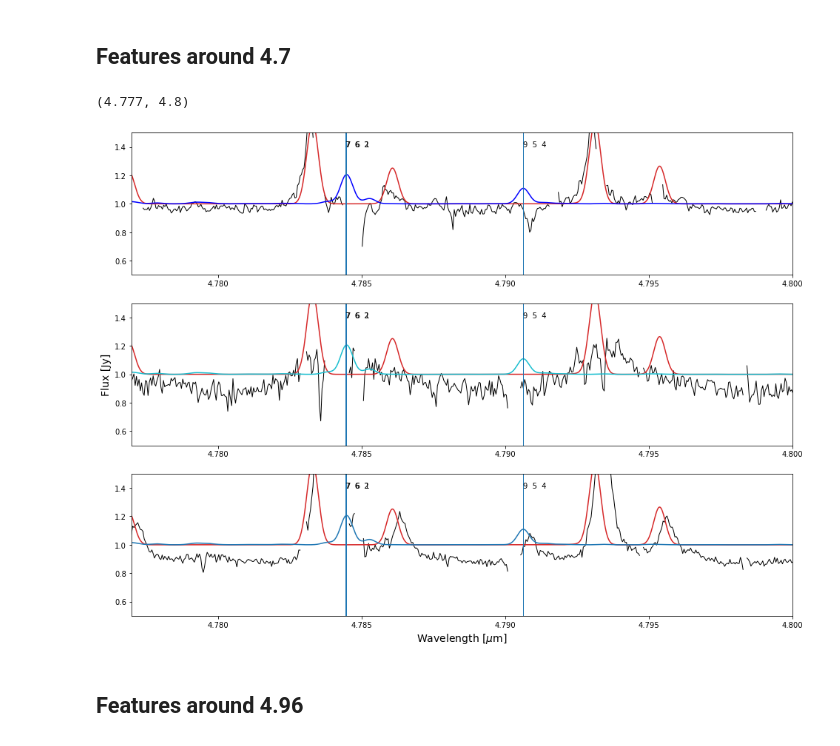
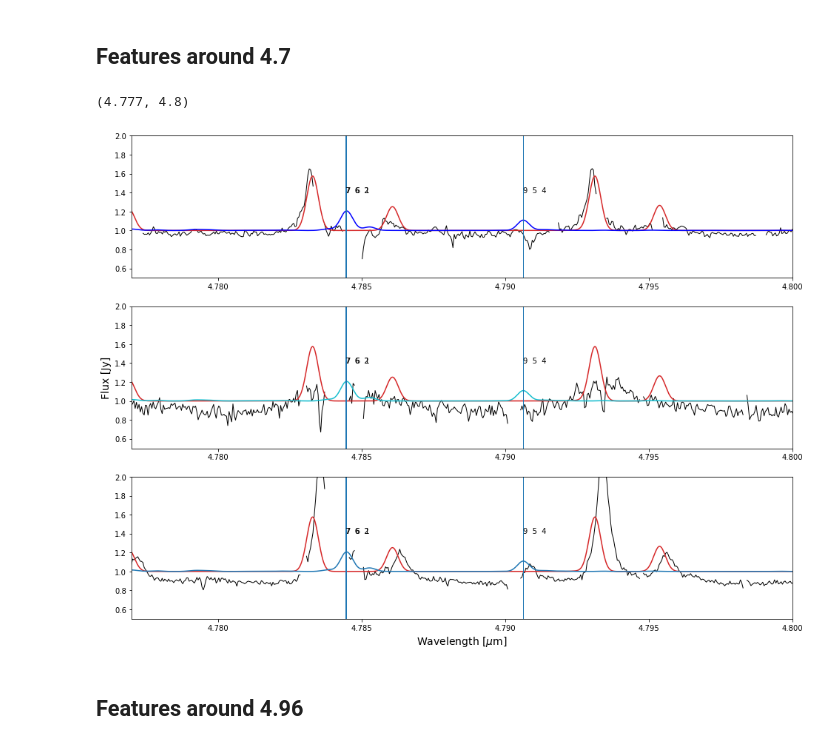
Before and after one commit to Bela-Arwen/Senior_Thesis, a Jupyter notebook: * Feature Comparison Tool *.ipynb, the cells around one changed output. Cells and saved outputs as stored; diff of their text form; code cells hidden in the pictures.

```diff
--- a/* Feature Comparison Tool *.ipynb
+++ b/* Feature Comparison Tool *.ipynb
@@ -73,35 +73,35 @@ flux_2    = hdulist_2[1].data['flux']
 #ploting the data:
 axs[0].plot(wave_0+doppler_shift_0, flux_0, linewidth=1, color='k')
 axs[1].plot(wave_1+doppler_shift_1, flux_1, linewidth=1, color='k')
 axs[2].plot(wave_2+doppler_shift_2, flux_2, linewidth=1, color='k')
 
 #plotting the models, CO and water:
 axs[0].plot(CO_model['spectrum']['wave']+doppler_shift_0, CO_model['spectrum']['convolflux']+1, label='Convolved CO Model Spectrum', color='C3')
 axs[1].plot(CO_model['spectrum']['wave']+doppler_shift_1, CO_model['spectrum']['convolflux']+1, label='Convolved CO Model Spectrum', color='C3')
 axs[2].plot(CO_model['spectrum']['wave']+doppler_shift_2, CO_model['spectrum']['convolflux']+1, label='Convolved CO Model Spectrum', color='C3')
 axs[0].plot(water_model['spectrum']['wave']+doppler_shift_0, water_model['spectrum']['convolflux']+1, label='Convolved H20 Model Spectrum', color='b')
 axs[1].plot(water_model['spectrum']['wave']+doppler_shift_1, water_model['spectrum']['convolflux']+1, label='Convolved H20 Model Spectrum', color='C9')
 axs[2].plot(water_model['spectrum']['wave']+doppler_shift_2, water_model['spectrum']['convolflux']+1, label='Convolved H20 Model Spectrum', color='C0')
 
 #adding lines for quantum numbers:
 for i,lam in enumerate(water_model['lineparams']['wave']):
     if((lam>lower_limit) & (lam<upper_limit) & (water_model['lineparams']['eup_k'][i]>4000) & (water_model['lineparams']['tau_peak'][i]>0.15)):
         axs[0].axvline(lam, linewidth=1, color='tab:blue')
         axs[1].axvline(lam, linewidth=1, color='tab:blue')
         axs[2].axvline(lam, linewidth=1, color='tab:blue')
         axs[0].text(water_model['lineparams']['wave'][i],1.4,water_model['lineparams']['Qpp_HITRAN'][i].strip())
         axs[1].text(water_model['lineparams']['wave'][i],1.4,water_model['lineparams']['Qpp_HITRAN'][i].strip())
         axs[2].text(water_model['lineparams']['wave'][i],1.4,water_model['lineparams']['Qpp_HITRAN'][i].strip())
 
 axs[2].set_xlabel('Wavelength [$\mu$m]', fontsize=14)
 axs[1].set_ylabel('Flux [Jy]', fontsize=14)
 axs[0].tick_params(axis ='both', labelbottom='True')
 axs[1].tick_params(axis ='both', labelbottom='True')
-axs[0].set_ylim(0.5, 1.5)
+axs[0].set_ylim(0.5, 2)
 axs[2].set_xlim(lower_limit, upper_limit)
 # %% [output]
 (4.777, 4.8)
-[figure, old version]
+[figure, new version]
 # %% [markdown]
 ## Features around 4.96
 # %%
```
Also changed, not shown: parts of 1 cell of this notebook, 2 other files.
